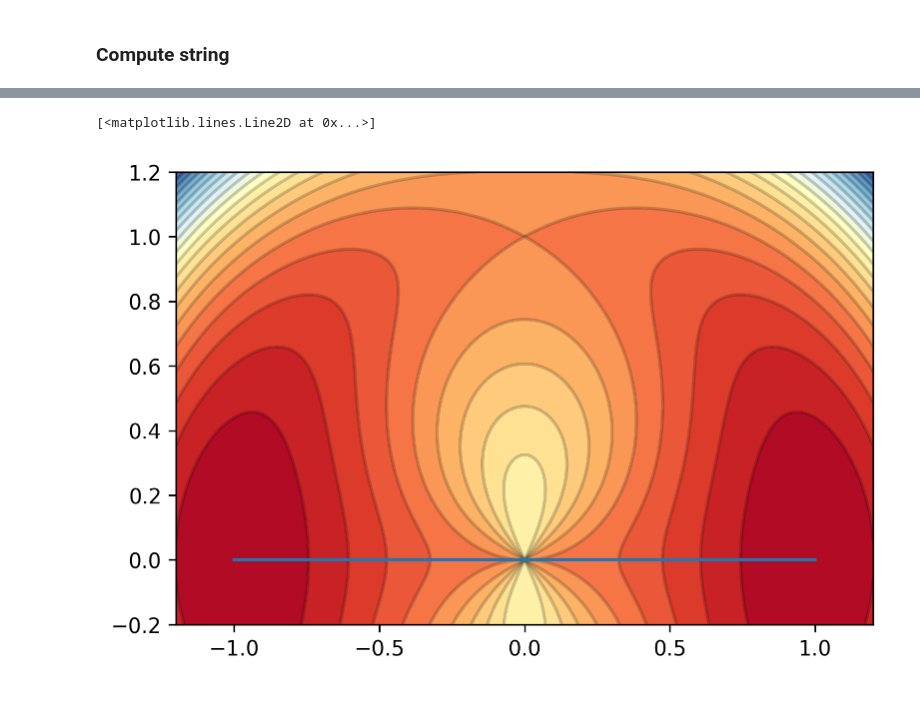
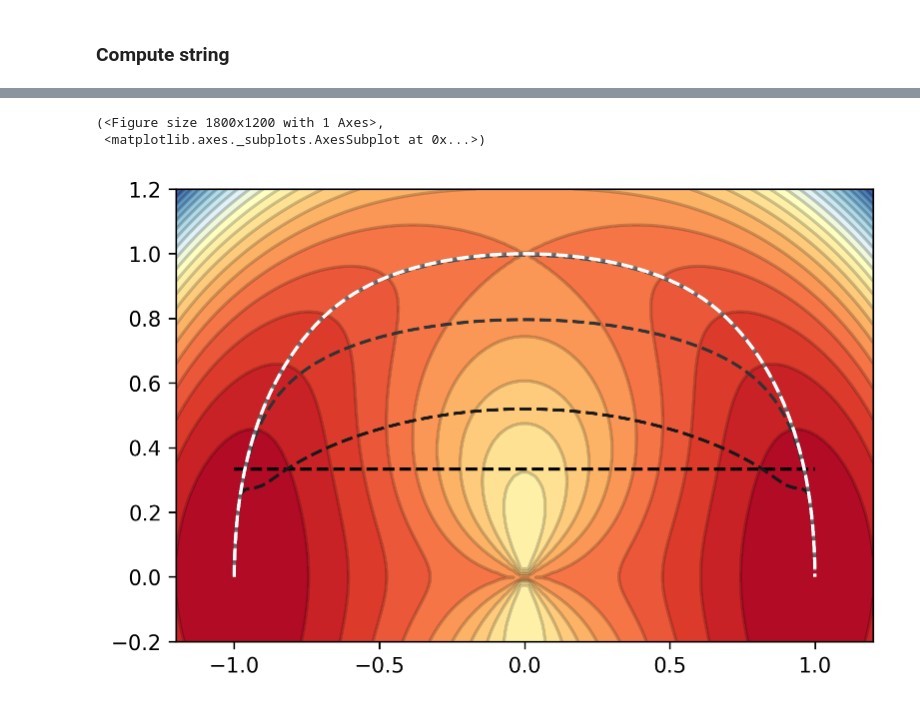
Before and after one commit to apallath/stringmethod, a Jupyter notebook: examples/1_analytical_potential_2D_string.ipynb, the cells around one changed output, grey strips where cells are left out. Saved outputs shown, nothing was run; the diff lists cells and outputs as text; code cells hidden in the pictures.

Commit message:
Implemented string method in 2D, example for analytical potential.

```diff
--- a/examples/1_analytical_potential_2D_string.ipynb
+++ b/examples/1_analytical_potential_2D_string.ipynb
@@ -13,8 +13,8 @@ We'll first apply the string method to the example described in the simplified s
 def example_potential(x, y):
     return (1 - x ** 2 - y ** 2) ** 2 + y ** 2 / (x ** 2 + y ** 2)
 # %%
-x = np.linspace(-1.2, 1.2, 500)
-y = np.linspace(-0.2, 1.2, 500)
+x = np.linspace(-1.2, 1.2, 100)
+y = np.linspace(-0.2, 1.2, 100)
 xx, yy = np.meshgrid(x, y)
 V = example_potential(xx, yy)
 # %% [markdown]
@@ -45,6 +56,6 @@ S.compute_mep(begin=[-1, 0], end=[1, 0])
 # %%
-fig, ax = S.plot_V(levels=20)
-ax.plot(S.string_traj[0][:, 0], S.string_traj[0][:, 1])
+S.plot_string_evolution(levels=20)
 # %% [output]
-[<matplotlib.lines.Line2D at 0x...>]
+(<Figure size 1800x1200 with 1 Axes>,
+ <matplotlib.axes._subplots.AxesSubplot at 0x...>)
-[figure, old version]
+[figure, new version]
```
Also changed, not shown: parts of 13 cells of this notebook, 2 other files.
